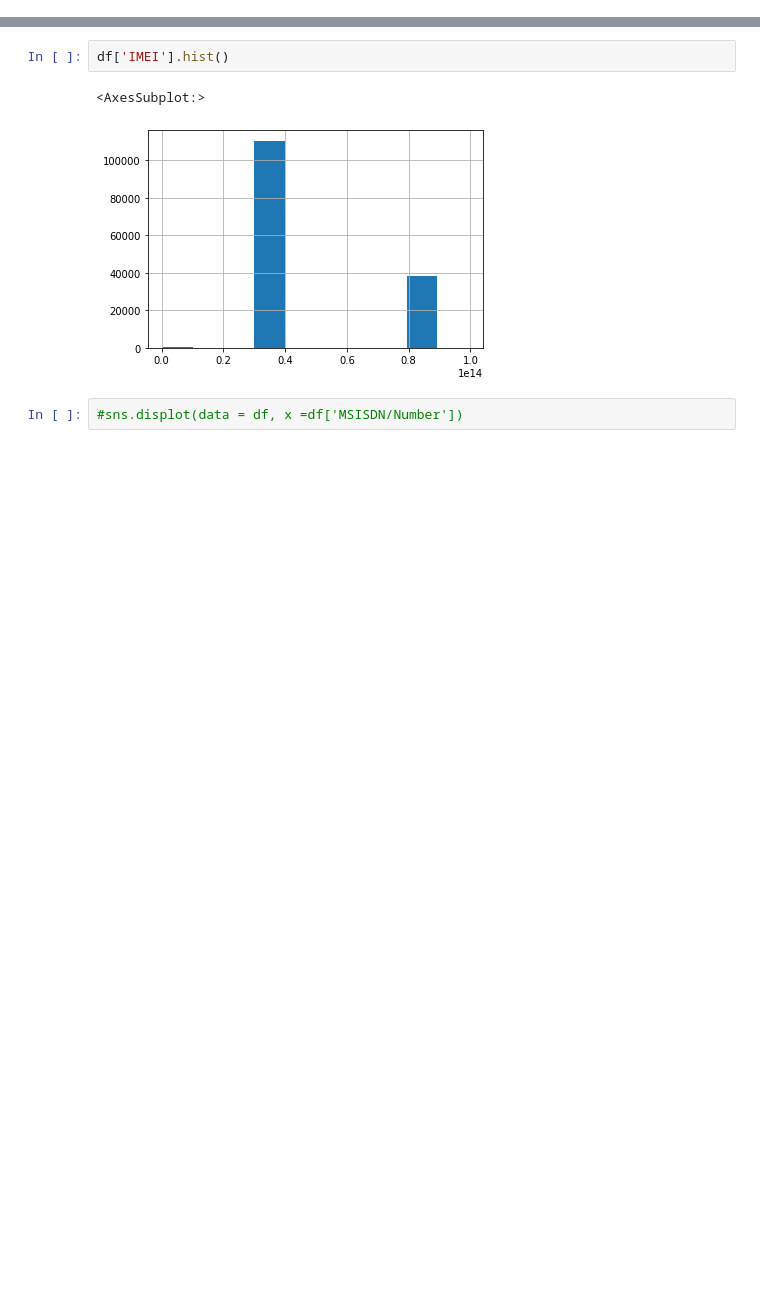
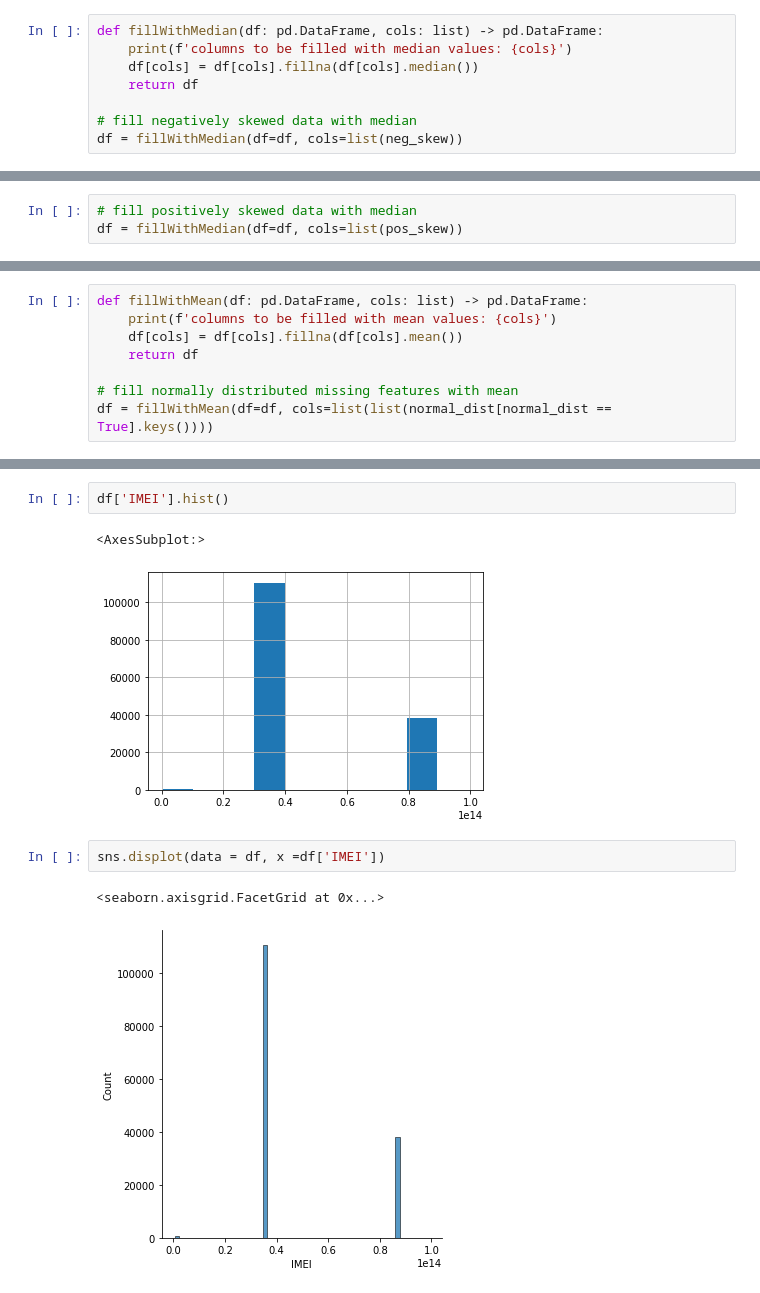
Before and after one commit to Fisseha-Estifanos/Telecom, a Jupyter notebook: notebooks/data_exploration.ipynb, the cells around one changed output, grey strips where cells are left out. Cells and saved outputs as stored; diff of their text form; blank space fills up the shorter version.

Commit message:
finished missing data manipulations

```diff
--- a/notebooks/data_exploration.ipynb
+++ b/notebooks/data_exploration.ipynb
@@ -294,0 +305,8 @@ print(f'\n--- Negatively skewed features ---\n {list(neg_skew)} \n length: {len(
+# %%
+def fillWithMedian(df: pd.DataFrame, cols: list) -> pd.DataFrame:
+    print(f'columns to be filled with median values: {cols}')
+    df[cols] = df[cols].fillna(df[cols].median())
+    return df
+
+# fill negatively skewed data with median
+df = fillWithMedian(df=df, cols=list(neg_skew))
@@ -294,0 +322,3 @@ print(f'\n--- Negatively skewed features ---\n {list(neg_skew)} \n length: {len(
+# %%
+# fill positively skewed data with median
+df = fillWithMedian(df=df, cols=list(pos_skew))
@@ -294,0 +350,8 @@ print(f'\n--- Negatively skewed features ---\n {list(neg_skew)} \n length: {len(
+# %%
+def fillWithMean(df: pd.DataFrame, cols: list) -> pd.DataFrame:
+    print(f'columns to be filled with mean values: {cols}')
+    df[cols] = df[cols].fillna(df[cols].mean())
+    return df
+
+# fill normally distributed missing features with mean
+df = fillWithMean(df=df, cols=list(list(normal_dist[normal_dist == True].keys())))
@@ -298,4 +395,7 @@ df['IMEI'].hist()
 <AxesSubplot:>
 [figure]
 # %%
-#sns.displot(data = df, x =df['MSISDN/Number'])
+sns.displot(data = df, x =df['IMEI'])
+# %% [output]
+<seaborn.axisgrid.FacetGrid at 0x...>
+[figure, added]
```
Also changed, not shown: parts of 15 cells of this notebook.
